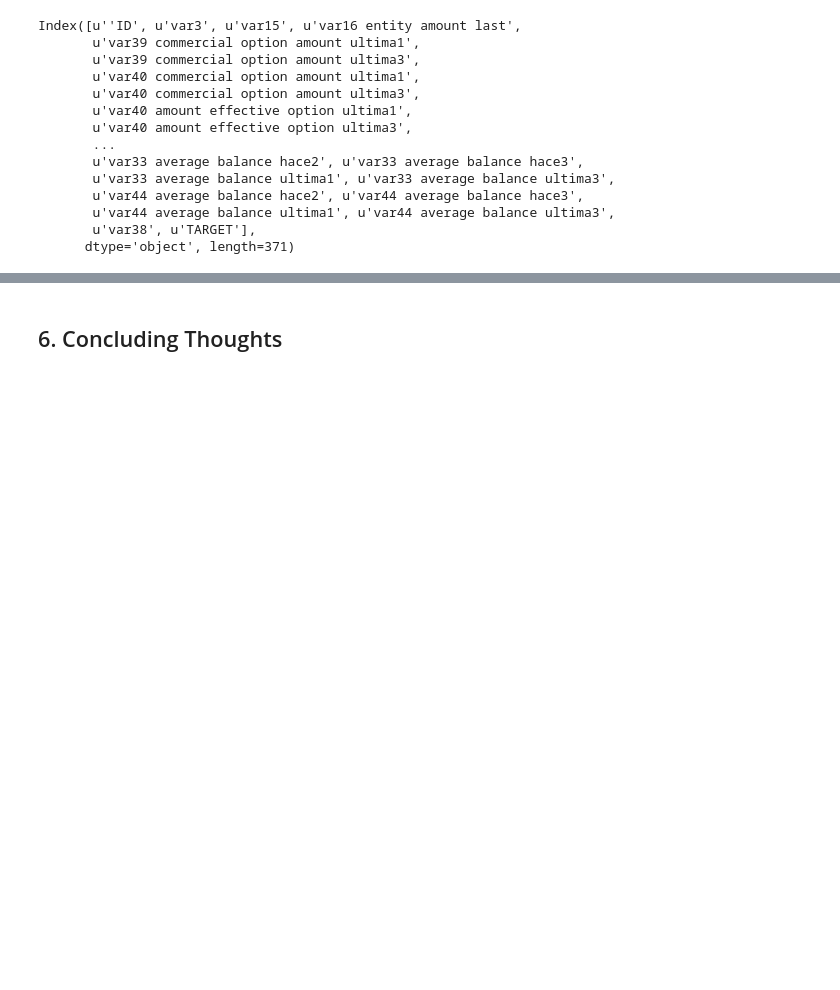
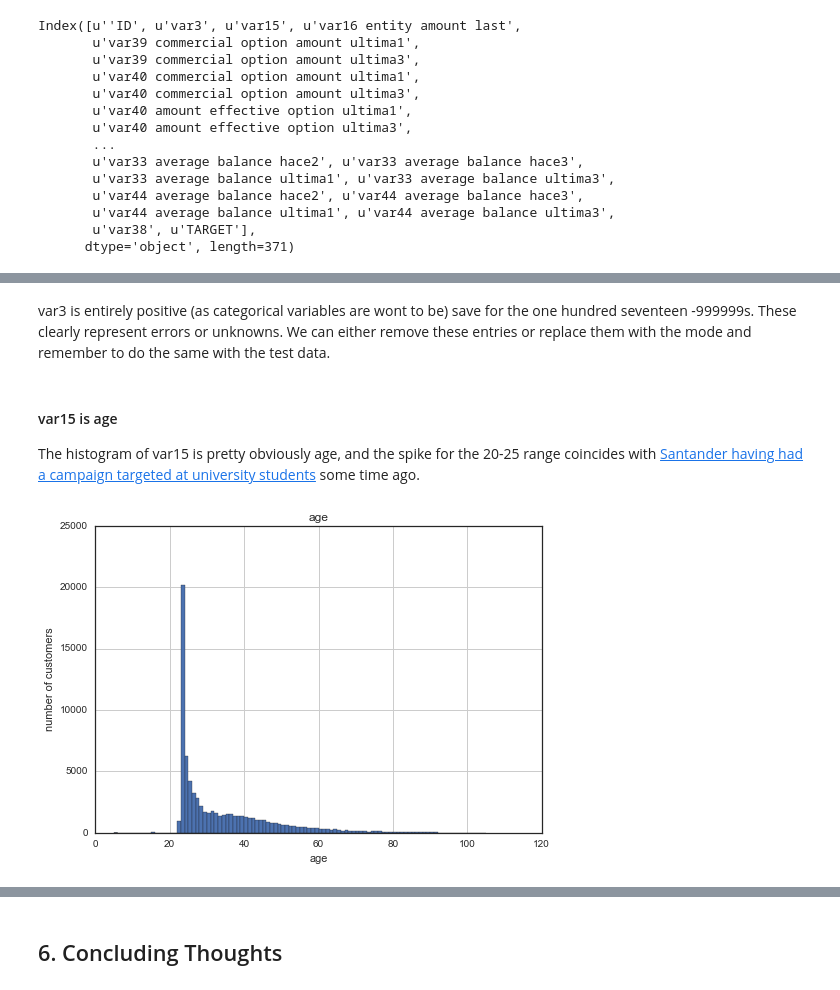
Before and after one commit to sketchychen/kaggle_santander, a Jupyter notebook: kaggle_santander_draft.ipynb, the cells around one changed output, grey strips where cells are left out. Drawn from its saved outputs; the diff is of its cells as text; code cells hidden in the pictures; blank space fills up the shorter version.

```diff
--- a/kaggle_santander_draft.ipynb
+++ b/kaggle_santander_draft.ipynb
@@ -137,0 +238,19 @@ sns.set(style="white", color_codes=True)
+# %% [markdown]
+var3 is entirely positive (as categorical variables are wont to be) save for the one hundred seventeen -999999s. These clearly represent errors or unknowns. We can either remove these entries or replace them with the mode and remember to do the same with the test data.
+# %%
+# var3 error -999999, 117 of them
+# 117/77060 = 0.0015 (not even 1% of the entries)
+# drop as null or replace with mode (category 2)?
+santrainder = santrainder.replace(-999999,2)
+# %% [markdown]
+#### var15 is age
+The histogram of var15 is pretty obviously age, and the spike for the 20-25 range coincides with [Santander having had a campaign targeted at university students](https://www.kaggle.com/c/santander-customer-satisfaction/forums/t/19291/data-dictionary/110414#post110414) some time ago.
+# %%
+# age distribution
+santrainder.var15.hist(bins=100)
+plt.xlabel('age')
+plt.ylabel('number of customers')
+plt.title('age')
+plt.show()
+# %% [output]
+[figure, added]
```
Also changed, not shown: parts of 38 cells of this notebook.
